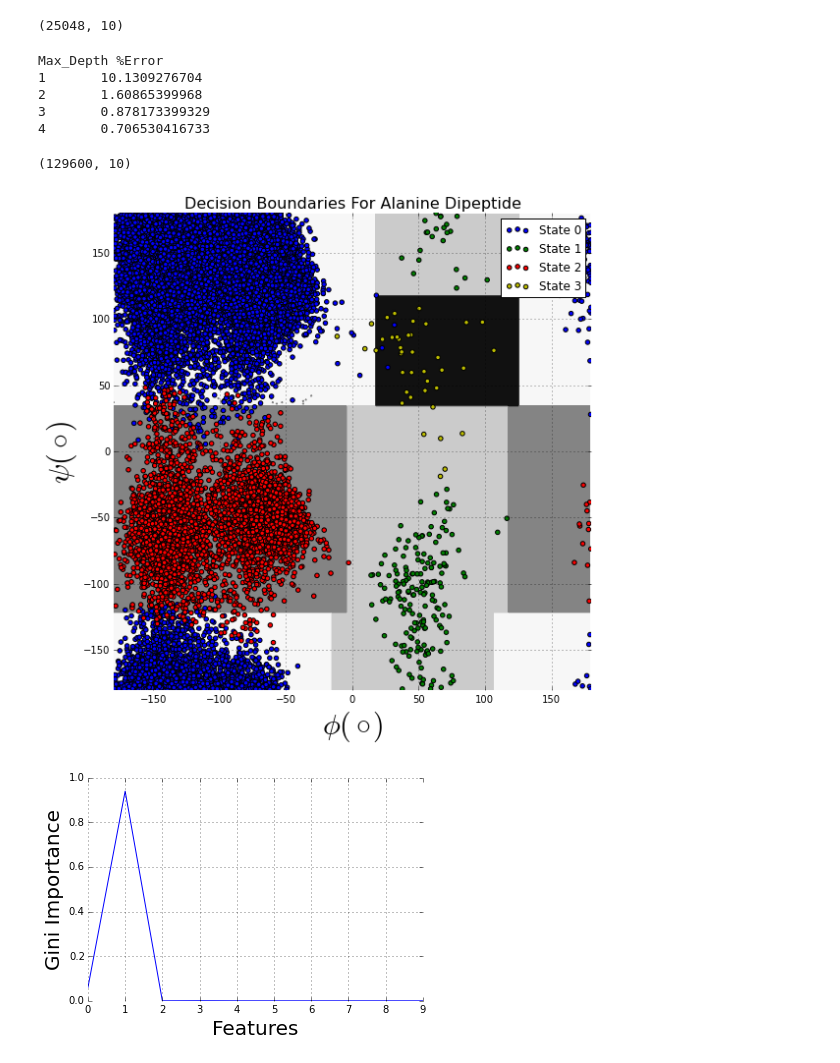
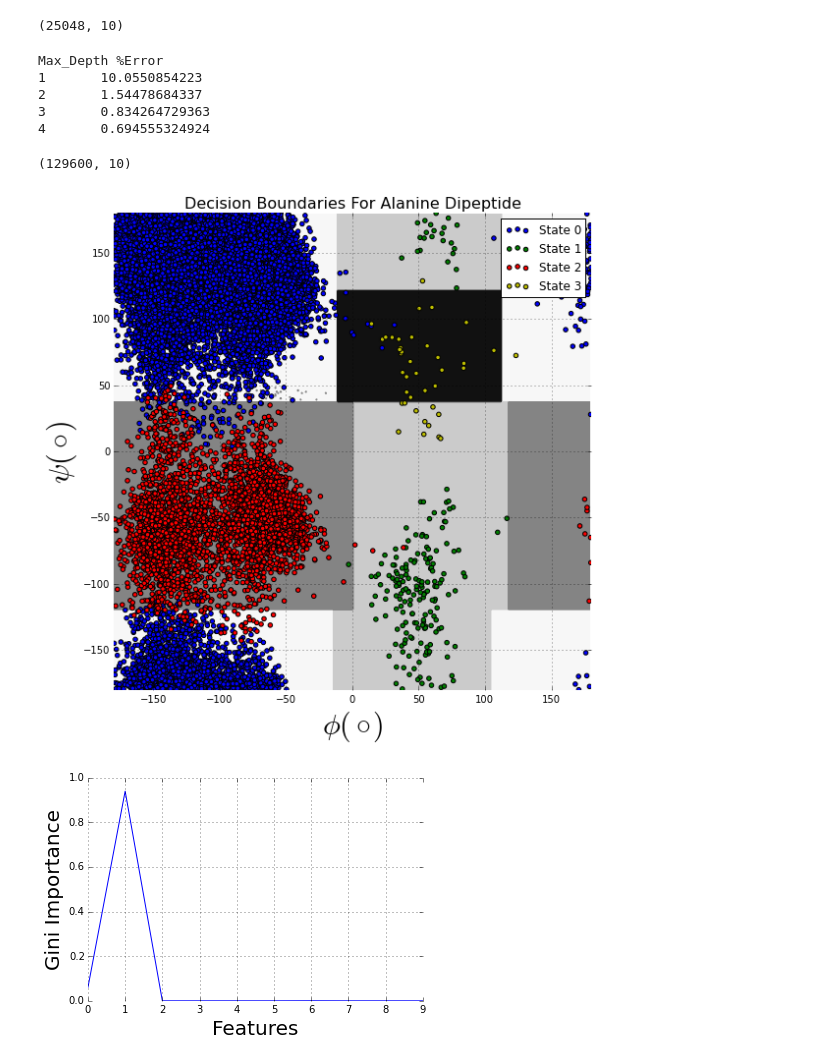
Before and after one commit to msultan/alanine_tree, a Jupyter notebook: alanine_tree.ipynb, the cells around one changed output. Cells and saved outputs as stored; diff of their text form; code cells hidden in the pictures.

```diff
--- a/alanine_tree.ipynb
+++ b/alanine_tree.ipynb
@@ -93,49 +93,49 @@ print np.shape(x_train)
 # %%
 print "Max_Depth %Error"
 for i in range(1,5):
-    clf = tree.DecisionTreeClassifier(max_depth=i)
-    clf = clf.fit(x_train,y_train)
-    clf_res=clf.predict(x_test)
+    clf_gini = tree.DecisionTreeClassifier(max_depth=i,criterion="gini",max_features=None)
+    clf_gini = clf_gini.fit(x_train,y_train)
+    clf_gini_res=clf_gini.predict(x_test)
 
-    print "%d\t"%(i),(1-float(np.sum(clf_res==y_test))/len(y_test))*100
+    print "%d\t"%(i),(1-float(np.sum(clf_gini_res==y_test))/len(y_test))*100
 # %% [output]
 Max_Depth %Error
-1       10.1309276704
-2       1.60865399968
-3       0.878173399329
-4       0.706530416733
+1       10.0550854223
+2       1.54478684337
+3       0.834264729363
+4       0.694555324924
 # %%
 figure(figsize=(8,8))
 plot_step = 1
 x_min = -180
 x_max = 180
 y_min=-180
 y_max=180
 xx, yy = np.meshgrid(np.arange(x_min, x_max, plot_step), np.arange(y_min, y_max, plot_step))
 
         # Plot either a single DecisionTreeClassifier or alpha blend the
         # decision surfaces of the ensemble of classifiers
 print np.shape(np.c_[xx.ravel(), yy.ravel(),np.reshape(np.random.normal(0,1,129600*8),(129600,8))])
 cmap = cm.Greys
-if isinstance(clf, tree.DecisionTreeClassifier):
-    Z = clf.predict(np.c_[xx.ravel(), yy.ravel(),np.reshape(np.random.normal(0,1,129600*8),(129600,8))])
+if isinstance(clf_gini, tree.DecisionTreeClassifier):
+    Z = clf_gini.predict(np.c_[xx.ravel(), yy.ravel(),np.reshape(np.random.normal(0,1,129600*8),(129600,8))])
     Z = Z.reshape(xx.shape)
     cs = contourf(xx, yy, Z,cmap=cmap)
 
 for i in range(NumStates):
     ind =  np.where(np.array(y_test)==i)
     scatter(np.array(x_test)[ind,0],np.array(x_test)[ind,1],c=colorlist[i],label="State %d"%i)
     axis([-180,180,-180,180])
 title("Decision Boundaries For Alanine Dipeptide",fontsize=16)
 xlabel(r"$\phi (\circ)$",fontsize=30)
 ylabel(r"$\psi (\circ)$",fontsize=30)
 axis([-180,180,-180,180])
 plt.grid('on')
 plt.box('off')
 legend(loc='best')
 tight_layout()
 savefig("ala_with_boundaries.tiff",dpi=300)
 # %% [output]
 (129600, 10)
-[figure, old version]
+[figure, new version]
 # %%
```
Also changed, not shown: parts of 1 cell of this notebook, 3 other files.
